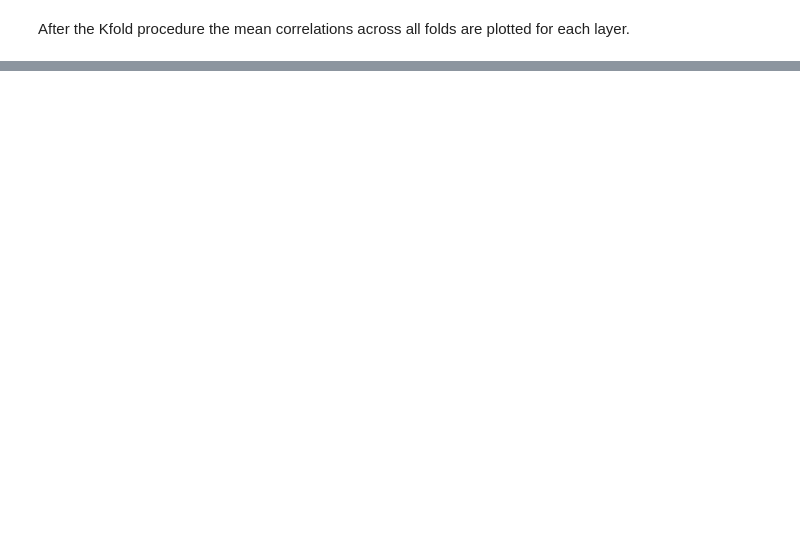
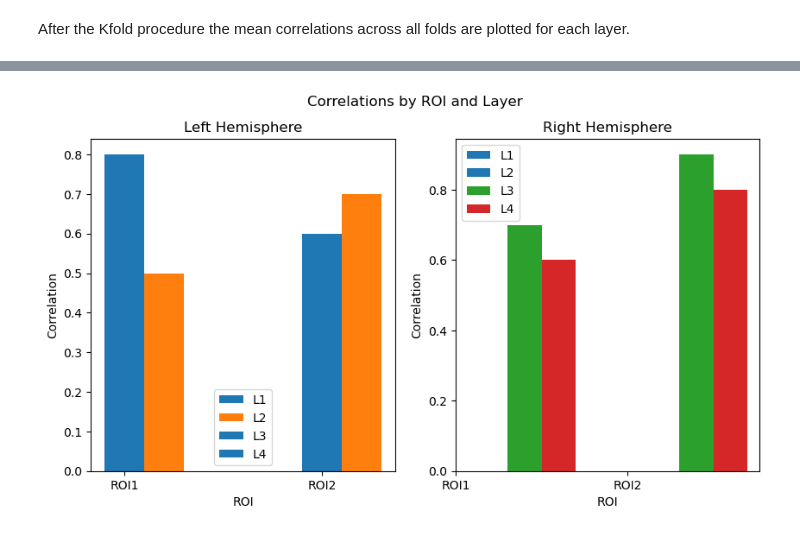
Before and after one commit to lukekorthals/algonauts-2023, a Jupyter notebook: test.ipynb, the cells around one changed output, grey strips where cells are left out. Saved outputs shown, nothing was run; the diff lists cells and outputs as text; code cells hidden in the pictures; blank space fills up the shorter version.

```diff
--- a/test.ipynb
+++ b/test.ipynb
@@ -771,0 +881,50 @@ kfold.plot_results()
+# %%
+import pandas as pd
+import numpy as np
+import matplotlib.pyplot as plt
+
+# Example data
+data = {'layer': ['L1', 'L1', 'L2', 'L2', 'L3', 'L3', 'L4', 'L4'],
+        'roi': ['ROI1', 'ROI2', 'ROI1', 'ROI2', 'ROI1', 'ROI2', 'ROI1', 'ROI2'],
+        'hemisphere': ['Left', 'Left', 'Left', 'Left', 'Right', 'Right', 'Right', 'Right'],
+        'correlation': [0.8, 0.6, 0.5, 0.7, 0.7, 0.9, 0.6, 0.8]}
+
+df = pd.DataFrame(data)
+
+# Split data into left and right hemispheres
+left_df = df[df['hemisphere'] == 'Left']
+right_df = df[df['hemisphere'] == 'Right']
+
+# Create bar plots
+fig, axes = plt.subplots(1, 2, figsize=(10, 5))
+fig.suptitle('Correlations by ROI and Layer')
+
+# Plot left hemisphere data
+for i, layer in enumerate(['L1', 'L2', 'L3', 'L4']):
+    layer_data = left_df[left_df['layer'] == layer]
+    x = np.arange(len(layer_data['roi']))
+    axes[0].bar(x + i * 0.2, layer_data['correlation'], width=0.2, label=layer)
+
+axes[0].set_xticks([0, 1])
+axes[0].set_xticklabels(['ROI1', 'ROI2'])
+axes[0].set_title('Left Hemisphere')
+axes[0].set_xlabel('ROI')
+axes[0].set_ylabel('Correlation')
+axes[0].legend()
+
+# Plot right hemisphere data
+for i, layer in enumerate(['L1', 'L2', 'L3', 'L4']):
+    layer_data = right_df[right_df['layer'] == layer]
+    x = np.arange(len(layer_data['roi']))
+    axes[1].bar(x + i * 0.2, layer_data['correlation'], width=0.2, label=layer)
+
+axes[1].set_xticks([0, 1])
+axes[1].set_xticklabels(['ROI1', 'ROI2'])
+axes[1].set_title('Right Hemisphere')
+axes[1].set_xlabel('ROI')
+axes[1].set_ylabel('Correlation')
+axes[1].legend()
+
+plt.show()
+# %% [output]
+[figure, added]
```
Also changed, not shown: parts of 9 cells of this notebook, 3 other files.
